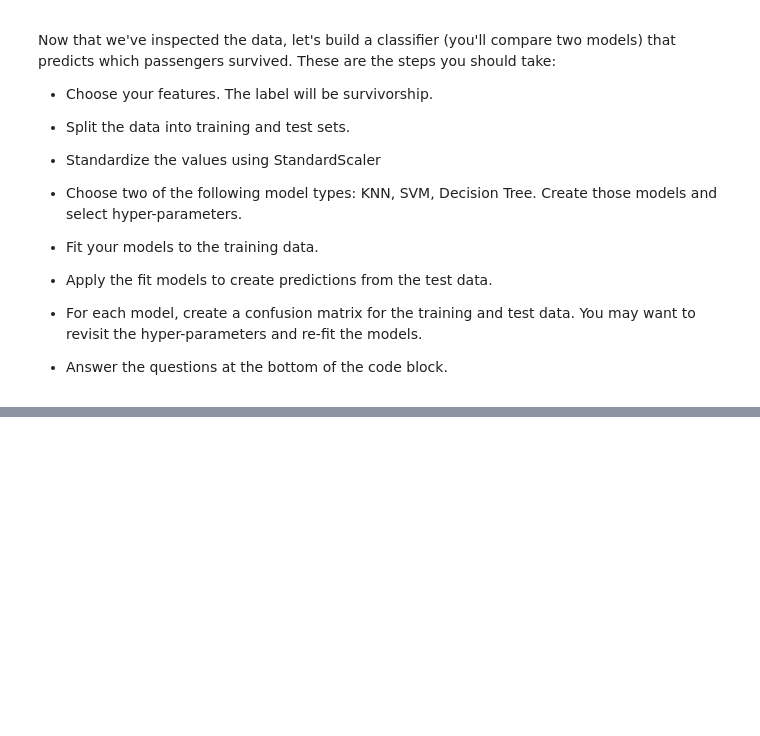
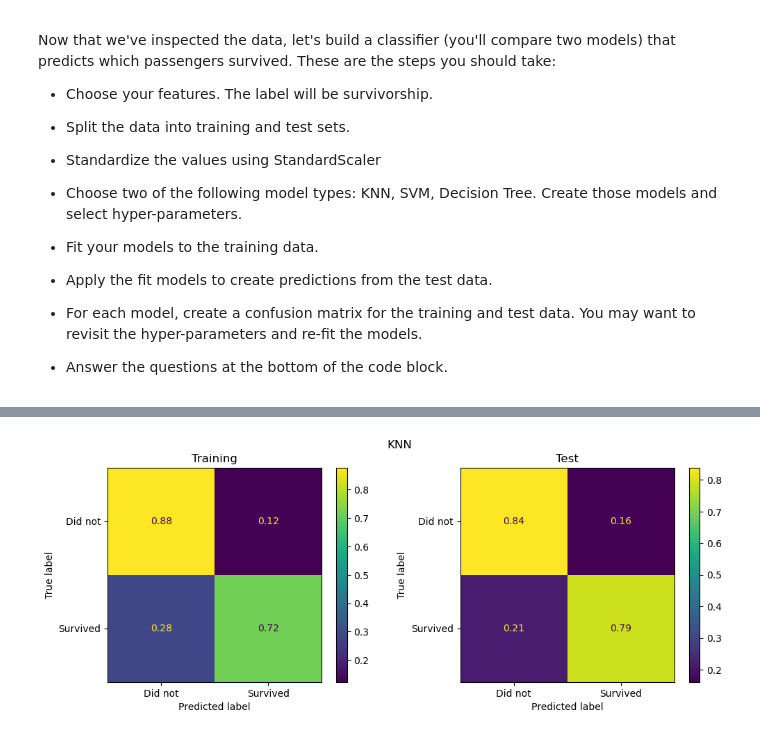
Before and after one commit to GettysburgDataScience/ps05-CarissaMobley, a Jupyter notebook: ps05.ipynb, the cells around one changed output, grey strips where cells are left out. Drawn from its saved outputs; the diff is of its cells as text; code cells hidden in the pictures; blank space fills up the shorter version.

```diff
--- a/ps05.ipynb
+++ b/ps05.ipynb
@@ -234,0 +351,13 @@ Now that we've inspected the data, let's build a classifier (you'll compare two
+# %%
+fig, ax = plt.subplots(1, 2, figsize=(12, 4))
+
+ConfusionMatrixDisplay.from_predictions(ys_train, y_knn_train, normalize='true', display_labels=['Did not', 'Survived'], ax=ax[0])
+ConfusionMatrixDisplay.from_predictions(ys_test, y_knn_test, normalize='true', display_labels=['Did not', 'Survived'], ax=ax[1])
+
+
+ax[0].set_title('Training')
+ax[1].set_title('Test')
+fig.suptitle('KNN')
+plt.show()
+# %% [output]
+[figure, added]
```
Also changed, not shown: parts of 10 cells of this notebook.
